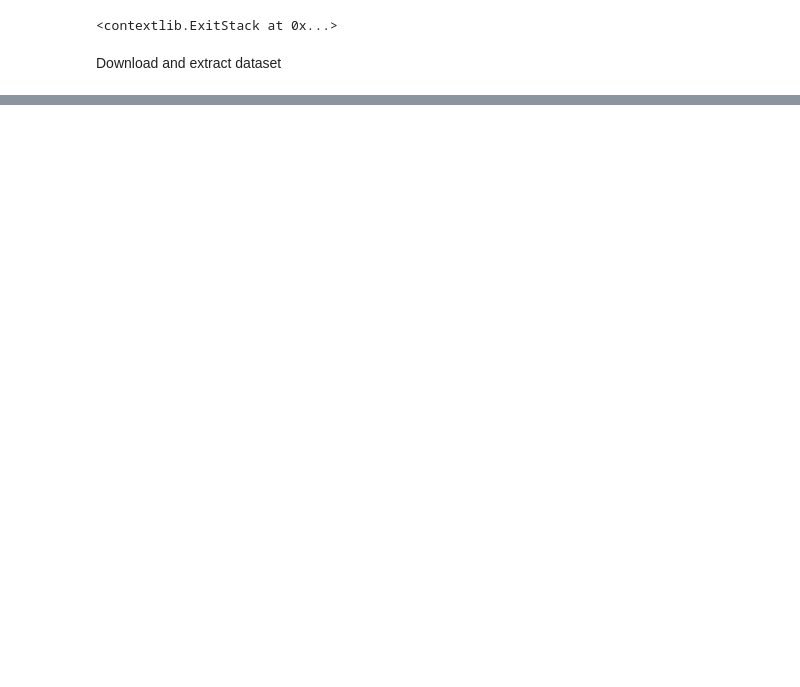
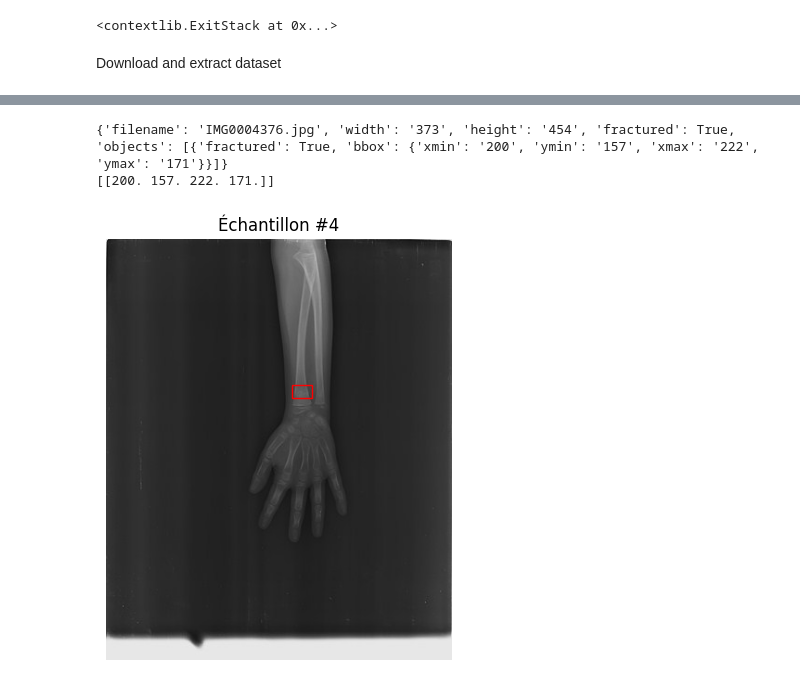
Before and after one commit to aataha0/pp-detection-fracture-recherche, a Jupyter notebook: src/dataset_preview.ipynb, the cells around one changed output, grey strips where cells are left out. Drawn from its saved outputs; the diff is of its cells as text; code cells hidden in the pictures; blank space fills up the shorter version.

```diff
--- a/dataset.ipynb
+++ b/src/dataset_preview.ipynb
@@ -219,0 +211,20 @@ plt.show()
+# %%
+fig = plt.figure()
+
+sample = frac_dataset[4]
+
+ax = plt.subplot()
+plt.tight_layout()
+ax.set_title('Échantillon #4')
+ax.axis('off')
+plt.imshow(sample["image"])
+for bbox in sample["bbox"]:
+  x, y, w, h = pascal_voc_to_xywh(*bbox)
+  rect = patches.Rectangle((x, y), w, h, linewidth=1, edgecolor='r', facecolor='none')
+  ax.add_patch(rect)
+
+plt.show()
+# %% [output]
+{'filename': 'IMG0004376.jpg', 'width': '373', 'height': '454', 'fractured': True, 'objects': [{'fractured': True, 'bbox': {'xmin': '200', 'ymin': '157', 'xmax': '222', 'ymax': '171'}}]}
+[[200. 157. 222. 171.]]
+[figure, added]
```
Also changed, not shown: parts of 4 cells of this notebook, 13 other files.
